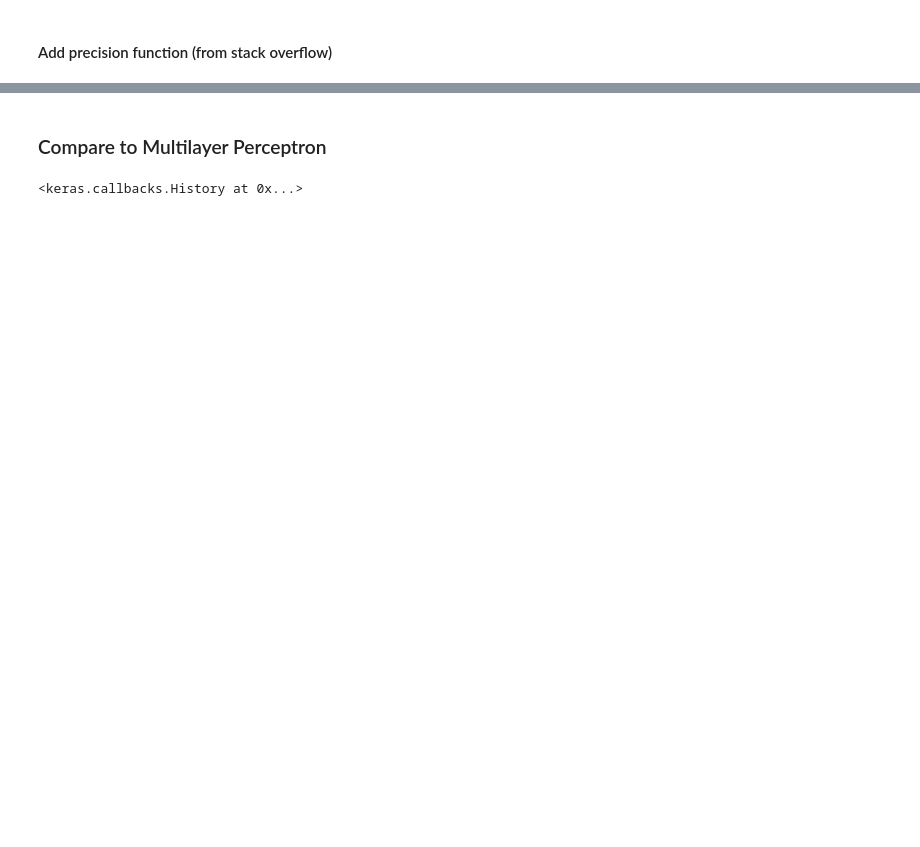
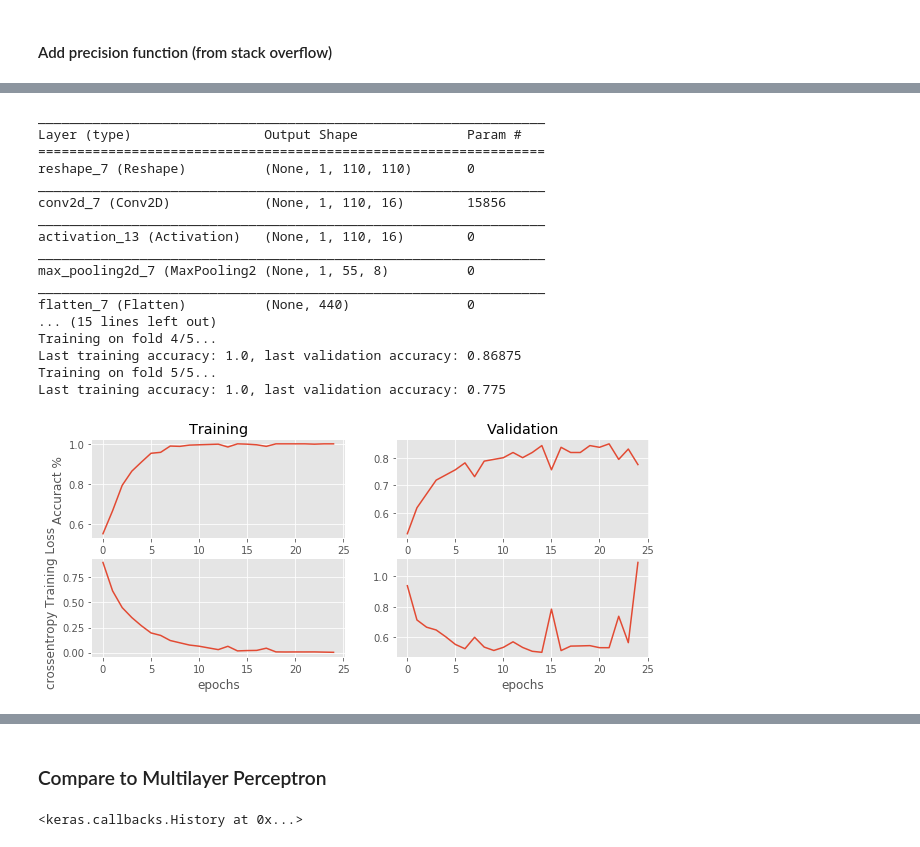
Before and after one commit to aviraj-sinha/ML6, a Jupyter notebook: proj6.ipynb, the cells around one changed output, grey strips where cells are left out. Saved outputs shown, nothing was run; the diff lists cells and outputs as text; code cells hidden in the pictures; blank space fills up the shorter version.

```diff
--- a/proj6.ipynb
+++ b/proj6.ipynb
@@ -256,0 +244,40 @@ compare_mlp_cnn(cnn,None,X_test,y_test)
+# %%
+# make a CNN with increase kernal size
+def build_cnn2():
+    cnn2 = Sequential()
+    cnn2.add(Reshape((1,110,110), input_shape=(1,12100)))
+    cnn2.add(Conv2D(filters=16, kernel_size= (3, 3), padding='same', input_shape=(1,110,110)))
+    cnn2.add(Activation('relu'))
+    cnn2.add(MaxPooling2D(pool_size=(2, 2), data_format="channels_first"))
+    # add one layer on flattened output
+    cnn2.add(Flatten())
+    cnn2.add(Dense(NUM_CLASSES))
+    cnn2.add(Activation('softmax'))
+    cnn2.compile(loss='binary_crossentropy',
+              optimizer='rmsprop',
+              metrics=["accuracy"])
+    return cnn2
+
+cnn2 = build_cnn2()
+cnn2.summary()
+history2 = cross_validate(build_cnn2)
+plot_loss_acc(history2)
+# %% [output]
+_________________________________________________________________
+Layer (type)                 Output Shape              Param #
+=================================================================
+reshape_7 (Reshape)          (None, 1, 110, 110)       0
+_________________________________________________________________
+conv2d_7 (Conv2D)            (None, 1, 110, 16)        15856
+_________________________________________________________________
+activation_13 (Activation)   (None, 1, 110, 16)        0
+_________________________________________________________________
+max_pooling2d_7 (MaxPooling2 (None, 1, 55, 8)          0
+_________________________________________________________________
+flatten_7 (Flatten)          (None, 440)               0
+... (15 lines left out)
+Training on fold 4/5...
+Last training accuracy: 1.0, last validation accuracy: 0.86875
+Training on fold 5/5...
+Last training accuracy: 1.0, last validation accuracy: 0.775
+[figure, added]
```
Also changed, not shown: parts of 21 cells of this notebook.
